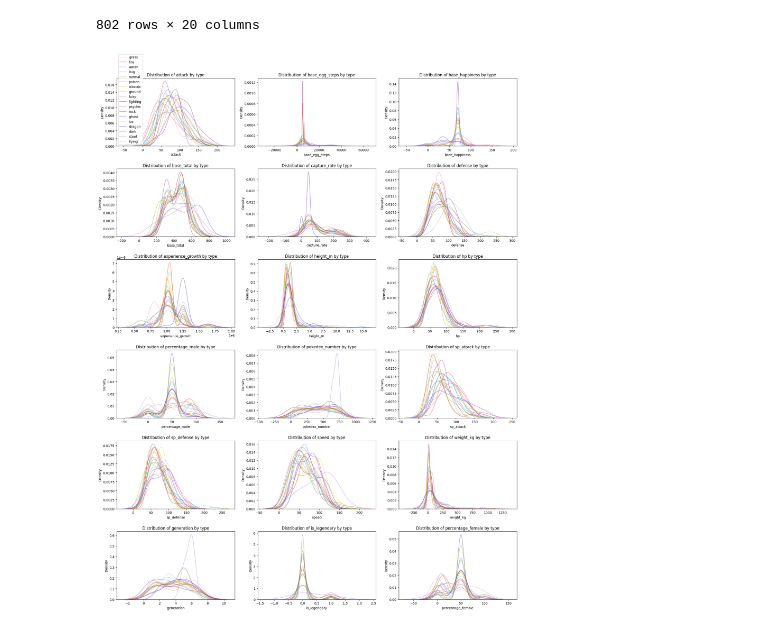
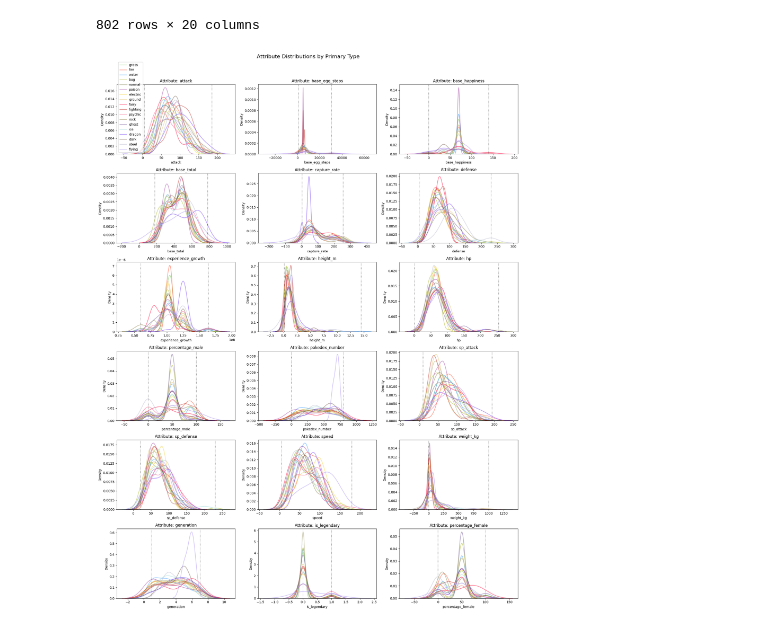
Before and after one commit to themossen69/pokemon-classification, a Jupyter notebook: main.ipynb, the cells around one changed output. Cells and saved outputs as stored; diff of their text form; code cells hidden in the pictures.

Commit message:
Added max and min valued for KDE plot

```diff
--- a/main.ipynb
+++ b/main.ipynb
@@ -100,9 +101,9 @@ og_df = pd.concat([og_df, minior_meteorite.to_frame().T], ignore_index=True)
 # %%
 # Find columns with missing values
 cols_with_na = og_df.columns[og_df.isna().any()].tolist()
-for col in cols_with_na:
-    print(f"Missing values in column '{col}':")
-    print(og_df[og_df[col].isna()]['name'].tolist())
+for attr in cols_with_na:
+    print(f"Missing values in column '{attr}':")
+    print(og_df[og_df[attr].isna()]['name'].tolist())
 # %% [output]
 Missing values in column 'height_m':
 ['Rattata', 'Raticate', 'Raichu', 'Sandshrew', 'Sandslash', 'Vulpix', 'Ninetales', 'Diglett', 'Dugtrio', 'Meowth', 'Persian', 'Geodude', 'Graveler', 'Golem', 'Grimer', 'Muk', 'Exeggutor', 'Marowak', ' ...
@@ -190,14 +191,14 @@ cols_with_na
 # %%
 # Remove name, japanese name, classification, abilities and type match-up attributes
 df = og_df.copy()
-for col in og_df.columns:
-    if col in ['name', 'japanese_name', 'classfication', 'abilities'] or col.startswith('against_'):
-        df = df.drop(columns=[col])
+for attr in og_df.columns:
+    if attr in ['name', 'japanese_name', 'classfication', 'abilities'] or attr.startswith('against_'):
+        df = df.drop(columns=[attr])
 # %%
 # Make attributes numerical
-for col in df.columns:
-    if col not in ['type1', 'type2']:
-        df[col] = pd.to_numeric(df[col])
+for attr in df.columns:
+    if attr not in ['type1', 'type2']:
+        df[attr] = pd.to_numeric(df[attr])
 
 df
 # %% [output]
@@ -215,20 +216,31 @@ df
 | 801 | 100 | 6400 | 70 | 500 | 30 | 60 | 1059860 | ... |
 802 rows × 20 columns
 # %%
-# Plot histogram of each numeric attribute as a distribution (points connected by lines) colored by type1
-numeric_cols = df.select_dtypes(include=[np.number]).columns.tolist()
-num_cols = len(numeric_cols)
-num_rows = math.ceil(num_cols / 3)
-fig, axes = plt.subplots(num_rows, 3, figsize=(18, num_rows * 4))
+fig, axes = plt.subplots(6, 3, figsize=(18, 24))
 axes = axes.flatten()
-for i, col in enumerate(numeric_cols):
+
+attributes = [col for col in df if col not in ['type1', 'type2']]
+
+for i, attr in enumerate(attributes):
+    # Get min and max value for current attribute
+    max_val = df[attr].max()
+    min_val = df[attr].min()
+
+    # Plot KDE for each type1
     for t in df['type1'].unique():
-        subset = df[df['type1'] == t]
-        sns.kdeplot(subset[col], ax=axes[i], label=t, color=type_color_dict[t], fill=False, alpha=0.5)
-    axes[i].set_title(f'Distribution of {col} by type')
+        subset = df[df['type1'] == t][attr].dropna()
+        sns.kdeplot(subset, ax=axes[i], label=t, color=type_color_dict[t], fill=False, alpha=0.5, linewidth=1.8)
+
+    # Plot min and max values
+    axes[i].axvline(min_val, color='black', linestyle=':', alpha=0.5, linewidth=1.5)
+    axes[i].axvline(max_val, color='black', linestyle=':', alpha=0.5, linewidth=1.5)
+
+    axes[i].set_title(f'Attribute: {attr}')
     if i == 0:
         axes[i].legend()
+
+fig.suptitle('Attribute Distributions by Primary Type', fontsize=16)
 plt.tight_layout()
 plt.show()
 # %% [output]
-[figure, old version]
+[figure, new version]
```
Also changed, not shown: parts of 1 cell of this notebook.
